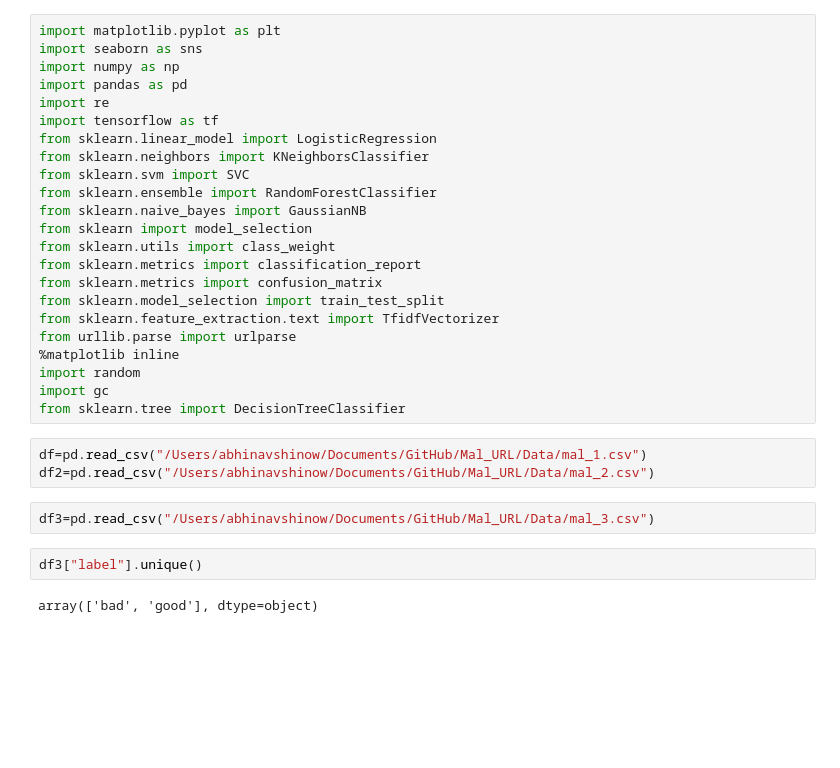
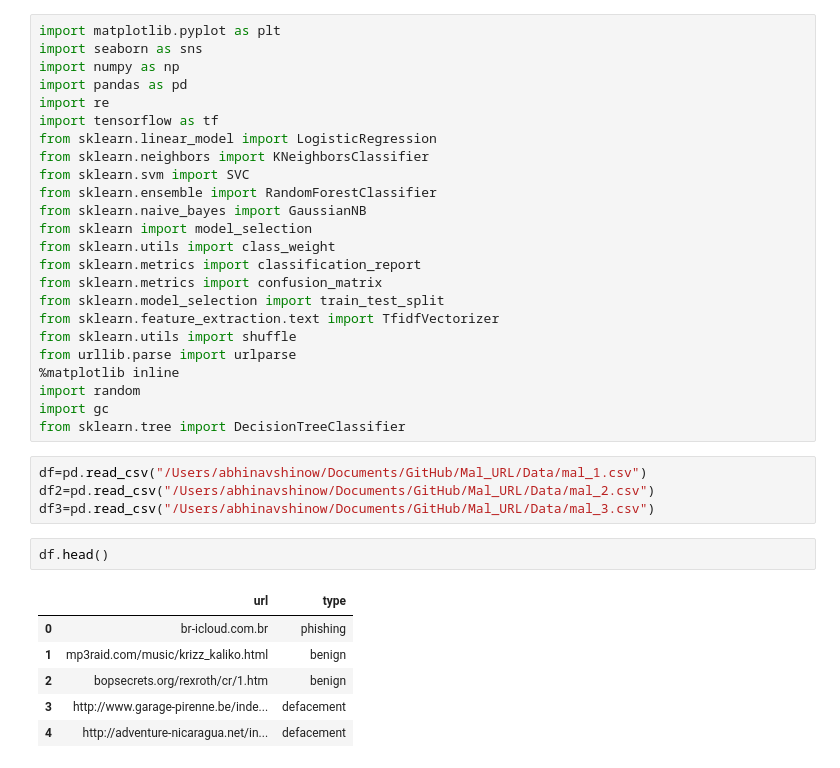
Before and after one commit to alphabeta2206/Mal_URL, a Jupyter notebook: Models/Model-2.ipynb, the cells around one changed output. Saved outputs shown, nothing was run; the diff lists cells and outputs as text; blank space fills up the shorter version.

```diff
--- a/Models/Model-2.ipynb
+++ b/Models/Model-2.ipynb
@@ -16,6 +16,7 @@ from sklearn.metrics import classification_report
 from sklearn.metrics import confusion_matrix
 from sklearn.model_selection import train_test_split
 from sklearn.feature_extraction.text import TfidfVectorizer
+from sklearn.utils import shuffle
 from urllib.parse import urlparse
 %matplotlib inline
 import random
@@ -24,9 +25,13 @@ from sklearn.tree import DecisionTreeClassifier
 # %%
 df=pd.read_csv("/Users/abhinavshinow/Documents/GitHub/Mal_URL/Data/mal_1.csv")
 df2=pd.read_csv("/Users/abhinavshinow/Documents/GitHub/Mal_URL/Data/mal_2.csv")
+df3=pd.read_csv("/Users/abhinavshinow/Documents/GitHub/Mal_URL/Data/mal_3.csv")
-# %%
-df3=pd.read_csv("/Users/abhinavshinow/Documents/GitHub/Mal_URL/Data/mal_3.csv")
-# %%
-df3["label"].unique()
-# %% [output]
-array(['bad', 'good'], dtype=object)
+# %%
+df.head()
+# %% [output]
+|  | url | type |
+| 0 | br-icloud.com.br | phishing |
+| 1 | mp3raid.com/music/krizz_kaliko.html | benign |
+| 2 | bopsecrets.org/rexroth/cr/1.htm | benign |
+| 3 | http://www.garage-pirenne.be/inde... | defacement |
+| 4 | http://adventure-nicaragua.net/in... | defacement |
```
Also changed, not shown: parts of 27 cells of this notebook, 2 other files.
